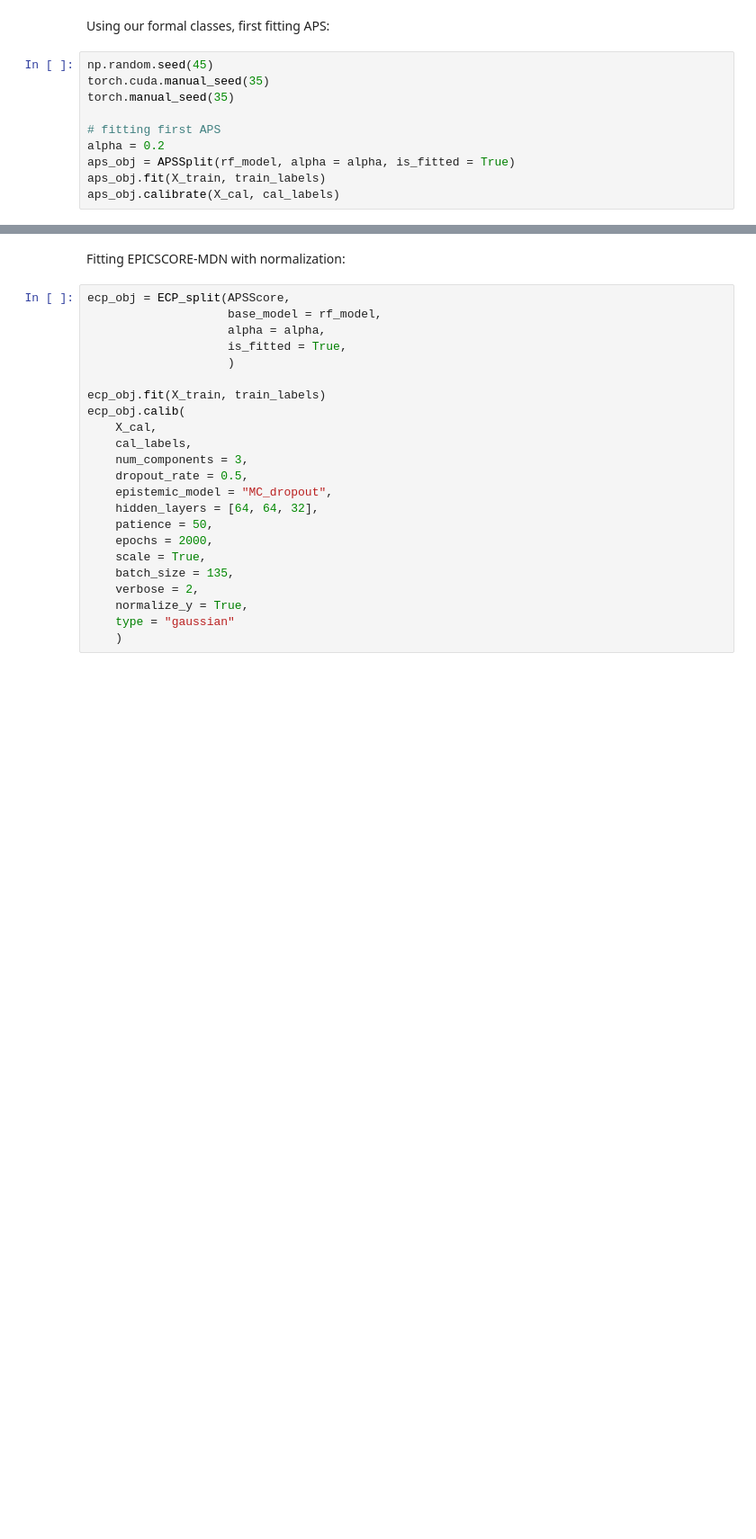
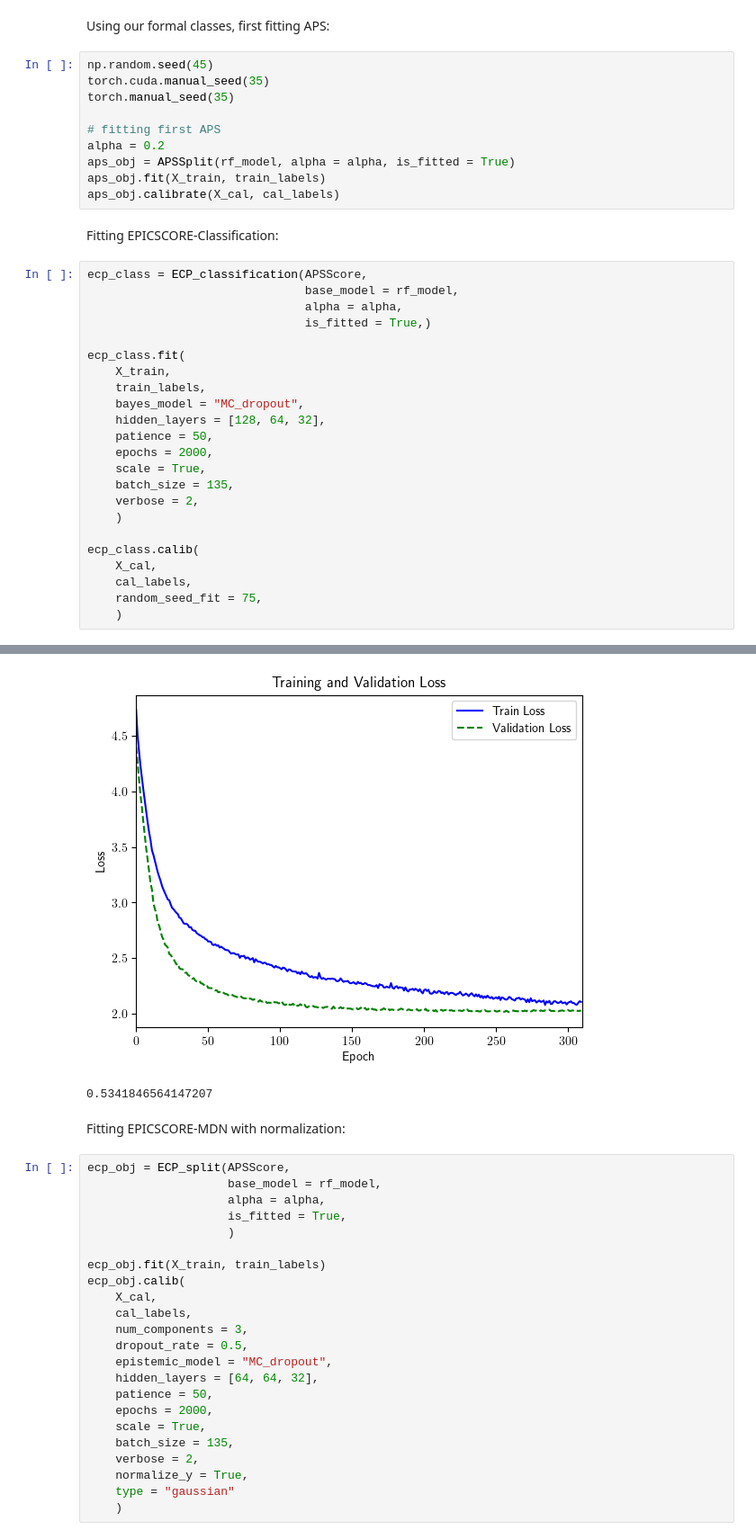
Before and after one commit to Monoxido45/EPICSCORE, a Jupyter notebook: Figures_and_tables/image_experiments_figure_2.ipynb, the cells around one changed output, grey strips where cells are left out. Shown at 90% size. Drawn from its saved outputs; the diff is of its cells as text; blank space fills up the shorter version.

```diff
--- a/Figures_and_tables/image_experiments_figure_2.ipynb
+++ b/Figures_and_tables/image_experiments_figure_2.ipynb
@@ -307,3 +307,29 @@ alpha = 0.2
 aps_obj = APSSplit(rf_model, alpha = alpha, is_fitted = True)
 aps_obj.fit(X_train, train_labels)
 aps_obj.calibrate(X_cal, cal_labels)
+# %% [markdown]
+Fitting EPICSCORE-Classification:
+# %%
+ecp_class = ECP_classification(APSScore,
+                               base_model = rf_model,
+                               alpha = alpha,
+                               is_fitted = True,)
+
+ecp_class.fit(
+    X_train,
+    train_labels,
+    bayes_model = "MC_dropout",
+    hidden_layers = [128, 64, 32],
+    patience = 50,
+    epochs = 2000,
+    scale = True,
+    batch_size = 135,
+    verbose = 2,
+    )
+
+ecp_class.calib(
+    X_cal,
+    cal_labels,
+    random_seed_fit = 75,
+    )
+# %% [output]
@@ -310,3 +337,5 @@ aps_obj.calibrate(X_cal, cal_labels)
+[figure, added]
+0.5341846564147207
 # %% [markdown]
 Fitting EPICSCORE-MDN with normalization:
 # %%
```
Also changed, not shown: parts of 9 cells of this notebook, 3 other files.
